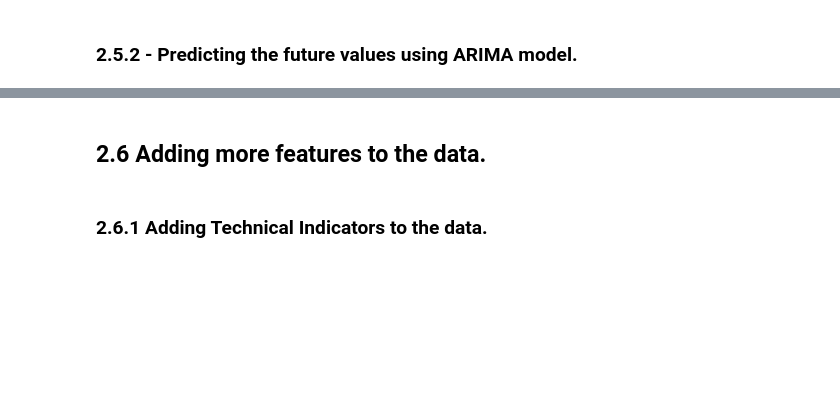
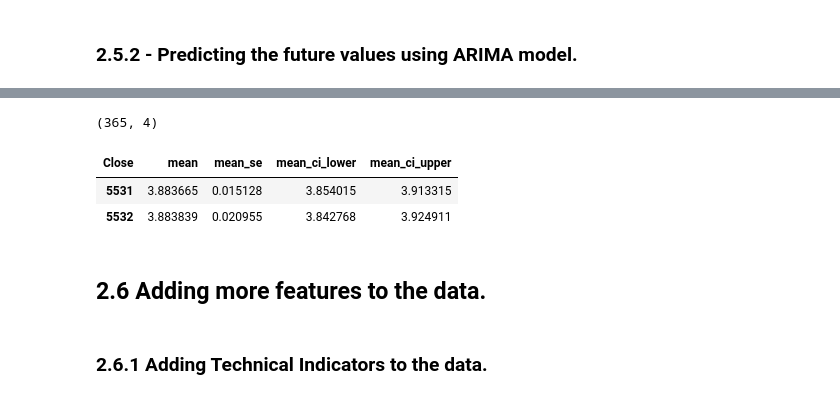
Before and after one commit to Folongton/Stock-Analysis, a Jupyter notebook: P1-Indicators-Chart-Analysis/P2-Modeling-Feature_Ingeneering.ipynb, the cells around one changed output, grey strips where cells are left out. Cells and saved outputs as stored; diff of their text form; code cells hidden in the pictures; blank space fills up the shorter version.

```diff
--- a/P1-Indicators-Chart-Analysis/P2-Modeling-Feature_Ingeneering.ipynb
+++ b/P1-Indicators-Chart-Analysis/P2-Modeling-Feature_Ingeneering.ipynb
@@ -331,3 +377,11 @@ Name: predicted_mean, dtype: float64
+# %%
+print(fc_params_summary.shape)
+fc_params_summary.head(2)
+# %% [output]
+(365, 4)
+| Close | mean | mean_se | mean_ci_lower | mean_ci_upper |
+| 5531 | 3.883665 | 0.015128 | 3.854015 | 3.913315 |
+| 5532 | 3.883839 | 0.020955 | 3.842768 | 3.924911 |
 # %% [markdown]
 ## 2.6 Adding more features to the data.
 # %% [markdown]
```
Also changed, not shown: parts of 20 cells of this notebook.
